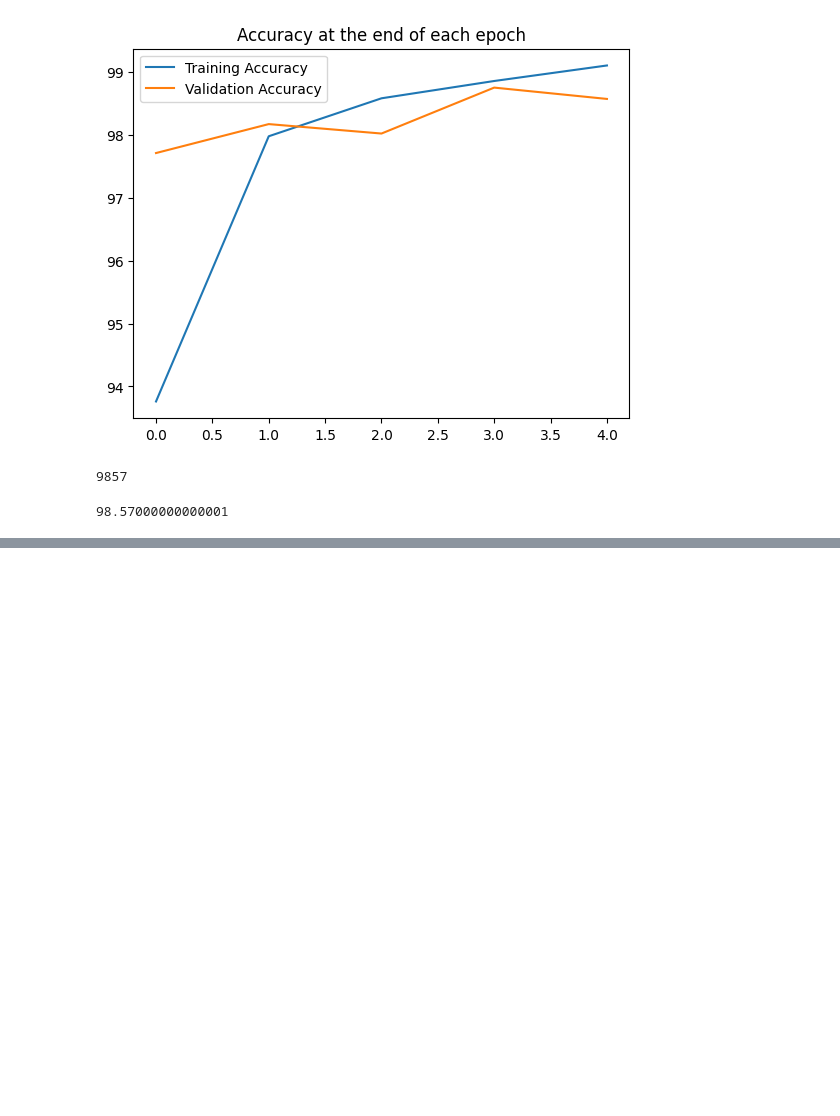
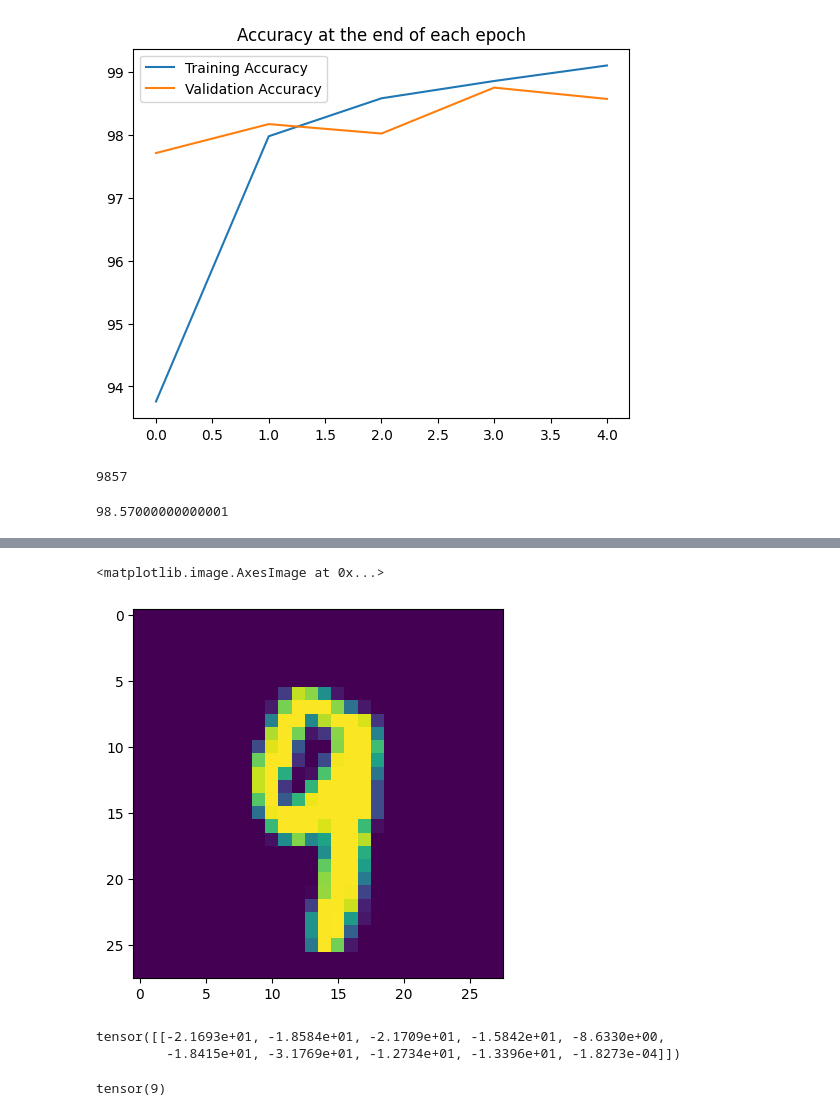
Before and after one commit to TAKE-JP-17/Pytorch, a Jupyter notebook: CNN.ipynb, the cells around one changed output, grey strips where cells are left out. Cells and saved outputs as stored; diff of their text form; code cells hidden in the pictures; blank space fills up the shorter version.

```diff
--- a/CNN.ipynb
+++ b/CNN.ipynb
@@ -310,0 +406,6 @@ correct.item()/len(test_data)*100
+# %%
+# Show the image
+plt.imshow(test_data[4143][0].reshape(28,28))
+# %% [output]
+<matplotlib.image.AxesImage at 0x...>
+[figure, added]
@@ -310,0 +417,11 @@ correct.item()/len(test_data)*100
+# %%
+# Check the new prediction...get probabilities(以一個張量的形式表示，在此index=9的數值最大)
+new_prediction
+# %% [output]
+tensor([[-2.1693e+01, -1.8584e+01, -2.1709e+01, -1.5842e+01, -8.6330e+00,
+         -1.8415e+01, -3.1769e+01, -1.2734e+01, -1.3396e+01, -1.8273e-04]])
+# %%
+# 返回張量中數值最大的位置的索引
+new_prediction.argmax()
+# %% [output]
+tensor(9)
```
Also changed, not shown: parts of 7 cells of this notebook.
